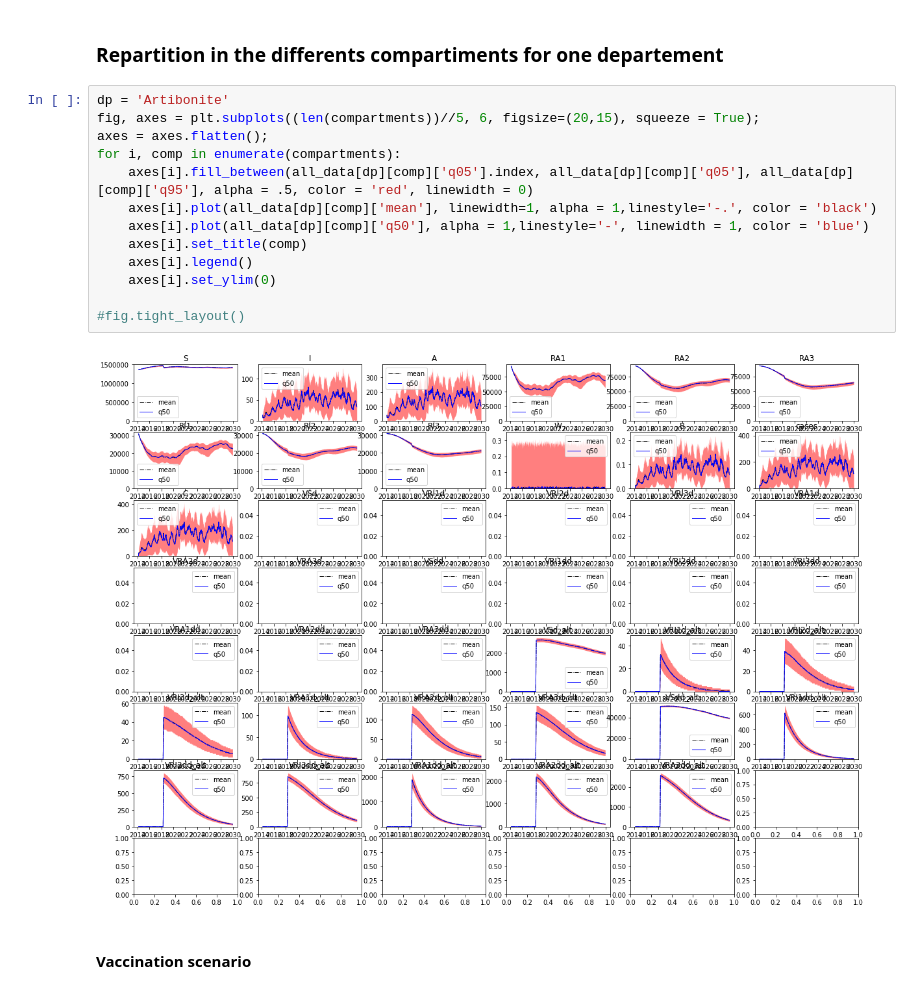
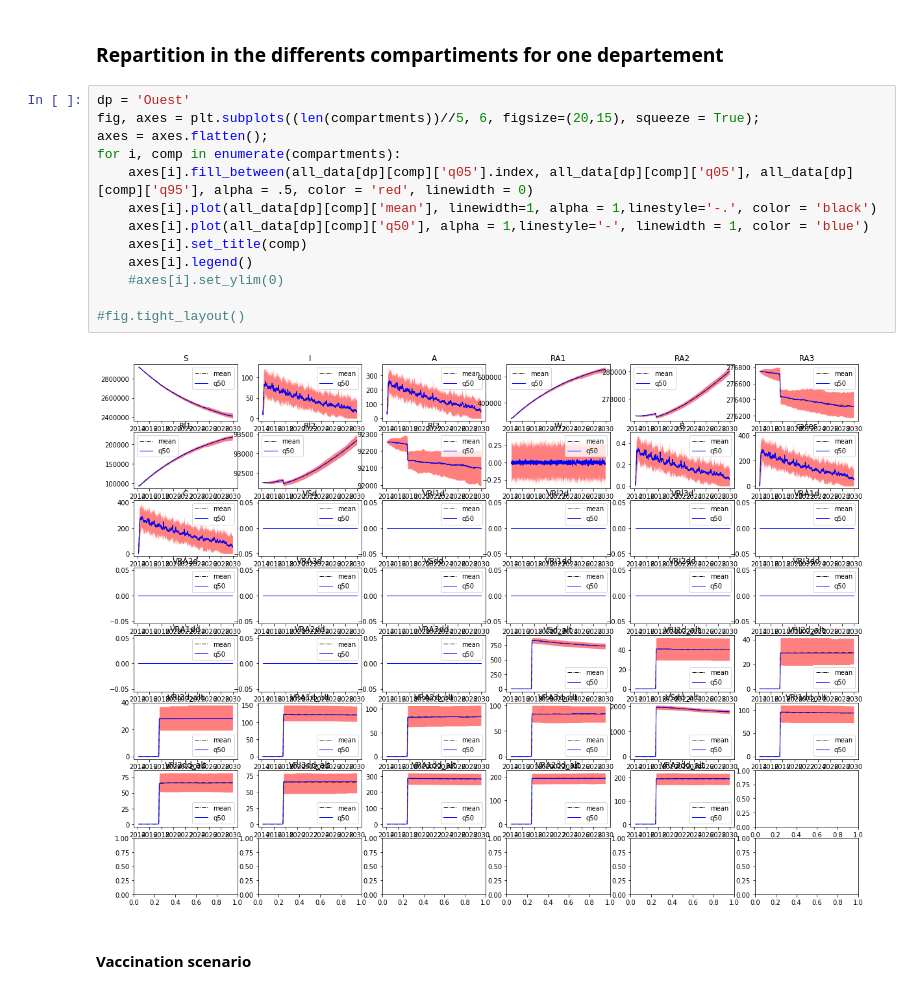
Before and after one commit to jcblemai/haiti-mass-ocv-campaign, a Jupyter notebook: forecast.ipynb, the cells around one changed output. Drawn from its saved outputs; the diff is of its cells as text.

```diff
--- a/forecast.ipynb
+++ b/forecast.ipynb
@@ -229,20 +247,20 @@ fig.tight_layout()
 # %% [markdown]
 ### Repartition in the differents compartiments for one departement
 # %%
-dp = 'Artibonite'
+dp = 'Ouest'
 fig, axes = plt.subplots((len(compartments))//5, 6, figsize=(20,15), squeeze = True);
 axes = axes.flatten();
 for i, comp in enumerate(compartments):
     axes[i].fill_between(all_data[dp][comp]['q05'].index, all_data[dp][comp]['q05'], all_data[dp][comp]['q95'], alpha = .5, color = 'red', linewidth = 0)
     axes[i].plot(all_data[dp][comp]['mean'], linewidth=1, alpha = 1,linestyle='-.', color = 'black')
     axes[i].plot(all_data[dp][comp]['q50'], alpha = 1,linestyle='-', linewidth = 1, color = 'blue')
     axes[i].set_title(comp)
     axes[i].legend()
-    axes[i].set_ylim(0)
+    #axes[i].set_ylim(0)
 
 #fig.tight_layout()
 # %% [output]
-[figure, old version]
+[figure, new version]
 # %% [markdown]
 #### Vaccination scenario
 # %%
```
Also changed, not shown: parts of 2 cells of this notebook, 5 other files.
